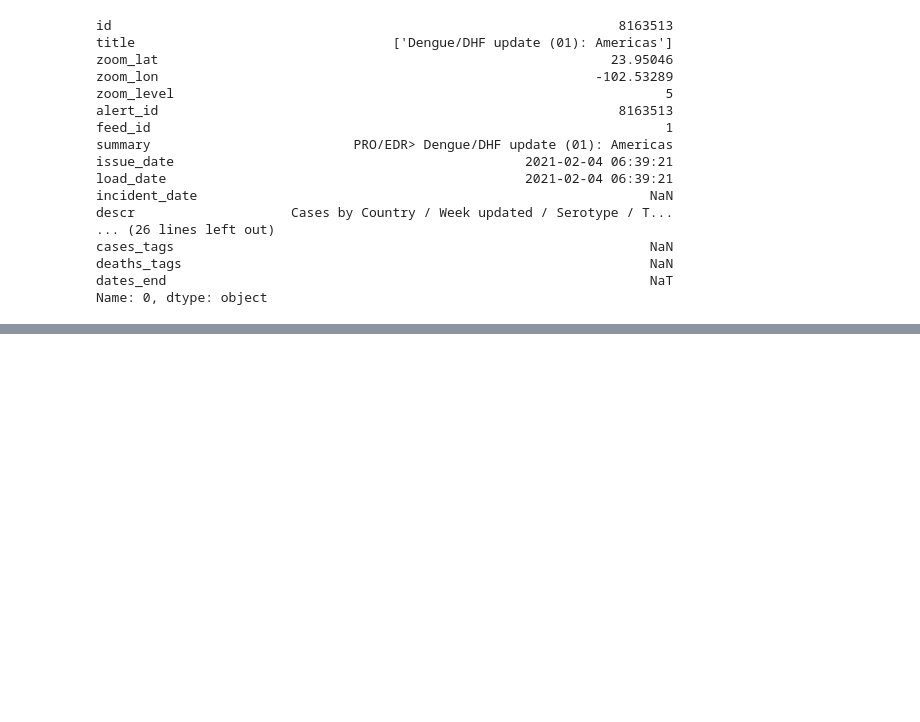
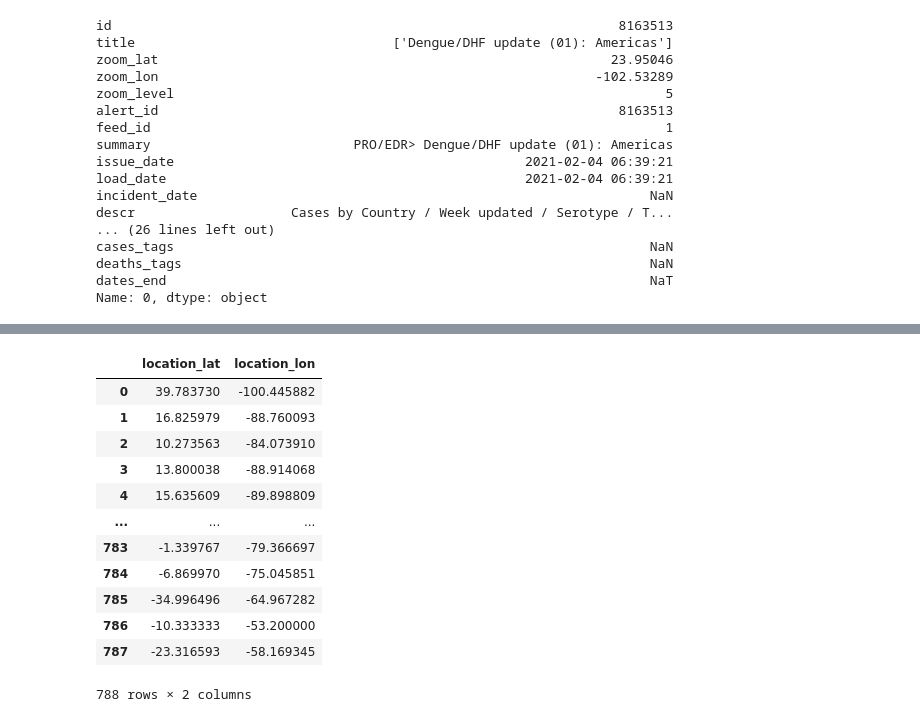
Before and after one commit to spac3-sam/vector-borne-disease-analytics, a Jupyter notebook: parse3.ipynb, the cells around one changed output, grey strips where cells are left out. Saved outputs shown, nothing was run; the diff lists cells and outputs as text; code cells hidden in the pictures; blank space fills up the shorter version.

```diff
--- a/parse3.ipynb
+++ b/parse3.ipynb
@@ -86,0 +188,2 @@ full_df[(full_df['disease'] == 'dengue') & full_df['cases'] > 1000]
+# %%
+df = df.drop(['location_lat', 'location_lon'], axis=1).reset_index()
@@ -86,0 +192,16 @@ full_df[(full_df['disease'] == 'dengue') & full_df['cases'] > 1000]
+# %%
+df.loc[df['disease'] == 'dengue', ['location_lat', 'location_lon']]
+# %% [output]
+|  | location_lat | location_lon |
+| 0 | 39.783730 | -100.445882 |
+| 1 | 16.825979 | -88.760093 |
+| 2 | 10.273563 | -84.073910 |
+| 3 | 13.800038 | -88.914068 |
+| 4 | 15.635609 | -89.898809 |
+| ... | ... | ... |
+| 783 | -1.339767 | -79.366697 |
+| 784 | -6.869970 | -75.045851 |
+| 785 | -34.996496 | -64.967282 |
+| 786 | -10.333333 | -53.200000 |
+| 787 | -23.316593 | -58.169345 |
+788 rows × 2 columns
```
Also changed, not shown: parts of 22 cells of this notebook, 5 other files.
